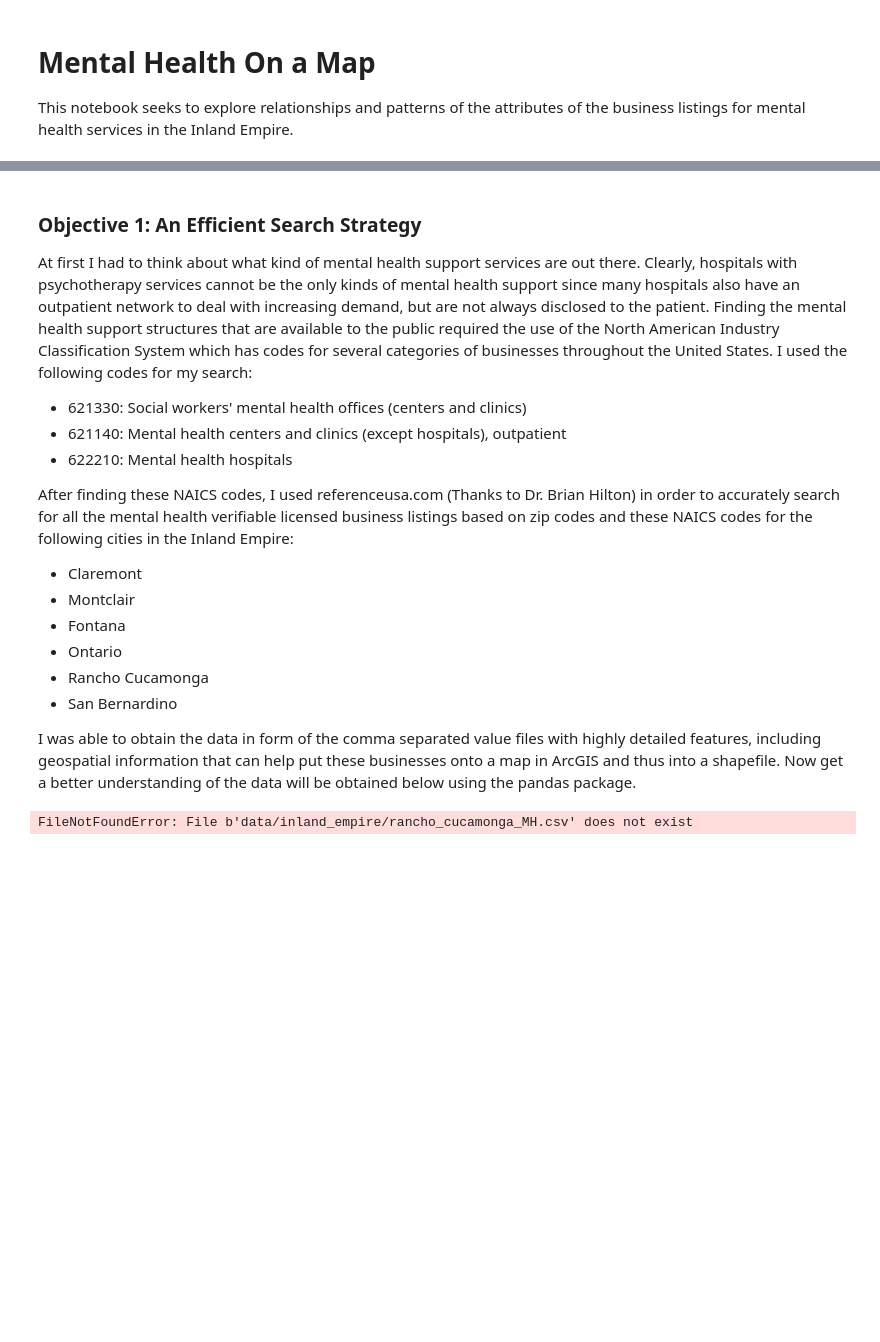
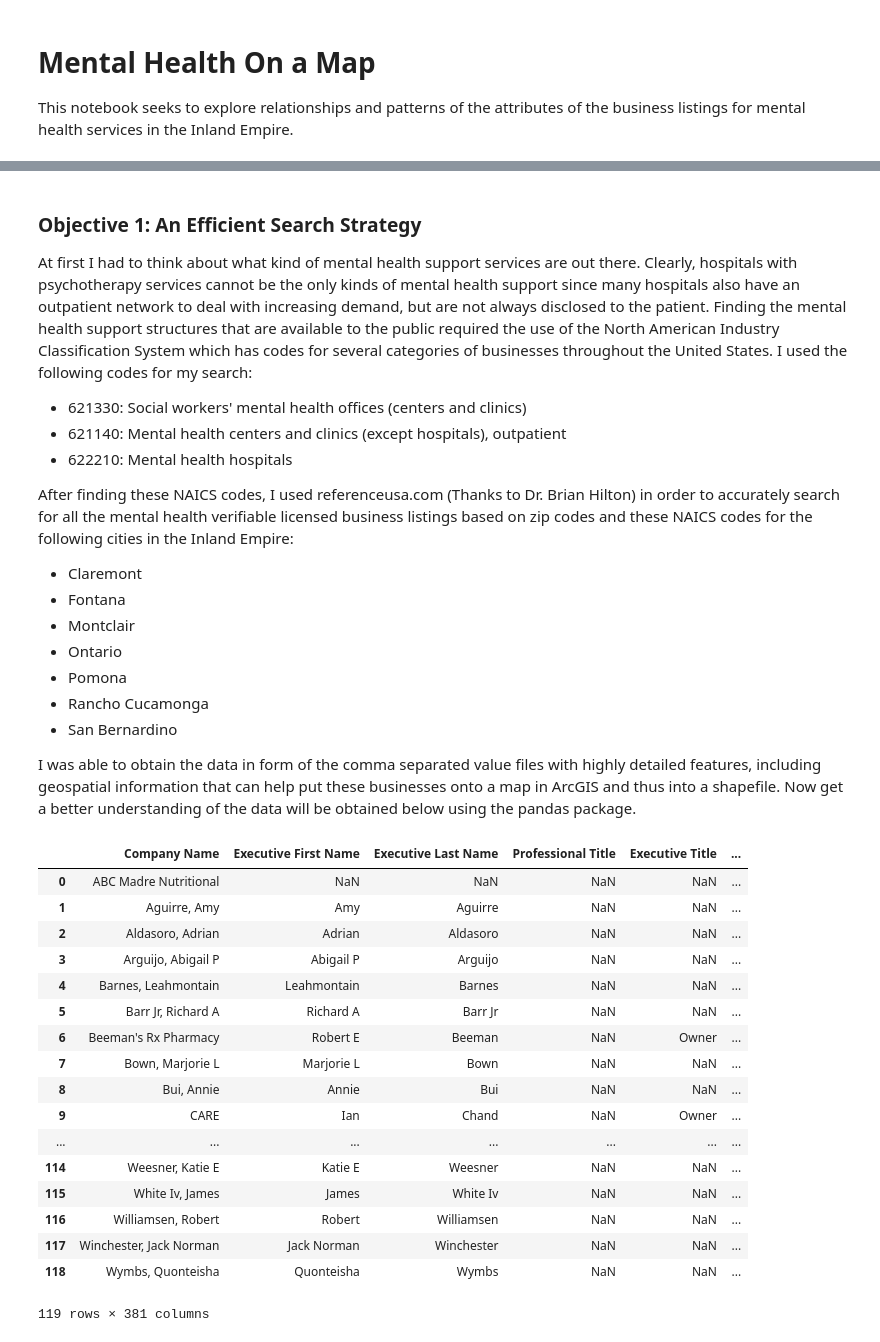
Before and after one commit to TheChanRProject/IST340_Final-Project, a Jupyter notebook: notebooks/Mental_Health_On_A_Map.ipynb, the cells around one changed output, grey strips where cells are left out. Drawn from its saved outputs; the diff is of its cells as text; code cells hidden in the pictures; blank space fills up the shorter version.

Commit message:
adding claremont df

```diff
--- a/notebooks/Mental_Health_On_A_Map.ipynb
+++ b/notebooks/Mental_Health_On_A_Map.ipynb
@@ -31,9 +31,10 @@ At first I had to think about what kind of mental health support services are ou
 After finding these NAICS codes, I used referenceusa.com (Thanks to Dr. Brian Hilton) in order to accurately search for all the mental health verifiable licensed business listings based on zip codes and these NAICS codes for the following cities in the Inland Empire:
 
 * Claremont
+* Fontana
 * Montclair
-* Fontana
 * Ontario
+* Pomona
 * Rancho Cucamonga
 * San Bernardino
 
@@ -41,16 +42,33 @@ I was able to obtain the data in form of the comma separated value files with hi
 # %%
 # Importing Python Data Science Stack
 
 import numpy as np
 import pandas as pd
 %matplotlib inline
 import matplotlib.pyplot as plt
 import seaborn as sn
 
 # Reading in Inland Empire csv data with pandas
 
-rancho_cucamonga_df = pd.read_csv('data/inland_empire/rancho_cucamonga_MH.csv')
+claremont_df = pd.read_csv('../data/inland_empire/claremont_MH.csv')
 
-rancho_cucamonga_df.head()
+claremont_df
 # %% [output]
+|  | Company Name | Executive First Name | Executive Last Name | Professional Title | Executive Title | ... |
+| 0 | ABC Madre Nutritional | NaN | NaN | NaN | NaN | ... |
+| 1 | Aguirre, Amy | Amy | Aguirre | NaN | NaN | ... |
+| 2 | Aldasoro, Adrian | Adrian | Aldasoro | NaN | NaN | ... |
+| 3 | Arguijo, Abigail P | Abigail P | Arguijo | NaN | NaN | ... |
+| 4 | Barnes, Leahmontain | Leahmontain | Barnes | NaN | NaN | ... |
+| 5 | Barr Jr, Richard A | Richard A | Barr Jr | NaN | NaN | ... |
+| 6 | Beeman's Rx Pharmacy | Robert E | Beeman | NaN | Owner | ... |
+| 7 | Bown, Marjorie L | Marjorie L | Bown | NaN | NaN | ... |
+| 8 | Bui, Annie | Annie | Bui | NaN | NaN | ... |
+| 9 | CARE | Ian | Chand | NaN | Owner | ... |
+| ... | ... | ... | ... | ... | ... | ... |
+| 114 | Weesner, Katie E | Katie E | Weesner | NaN | NaN | ... |
+| 115 | White Iv, James | James | White Iv | NaN | NaN | ... |
+| 116 | Williamsen, Robert | Robert | Williamsen | NaN | NaN | ... |
+| 117 | Winchester, Jack Norman | Jack Norman | Winchester | NaN | NaN | ... |
+| 118 | Wymbs, Quonteisha | Quonteisha | Wymbs | NaN | NaN | ... |
-FileNotFoundError: File b'data/inland_empire/rancho_cucamonga_MH.csv' does not exist
+119 rows × 381 columns
```
Also changed, not shown: parts of 1 cell of this notebook.
